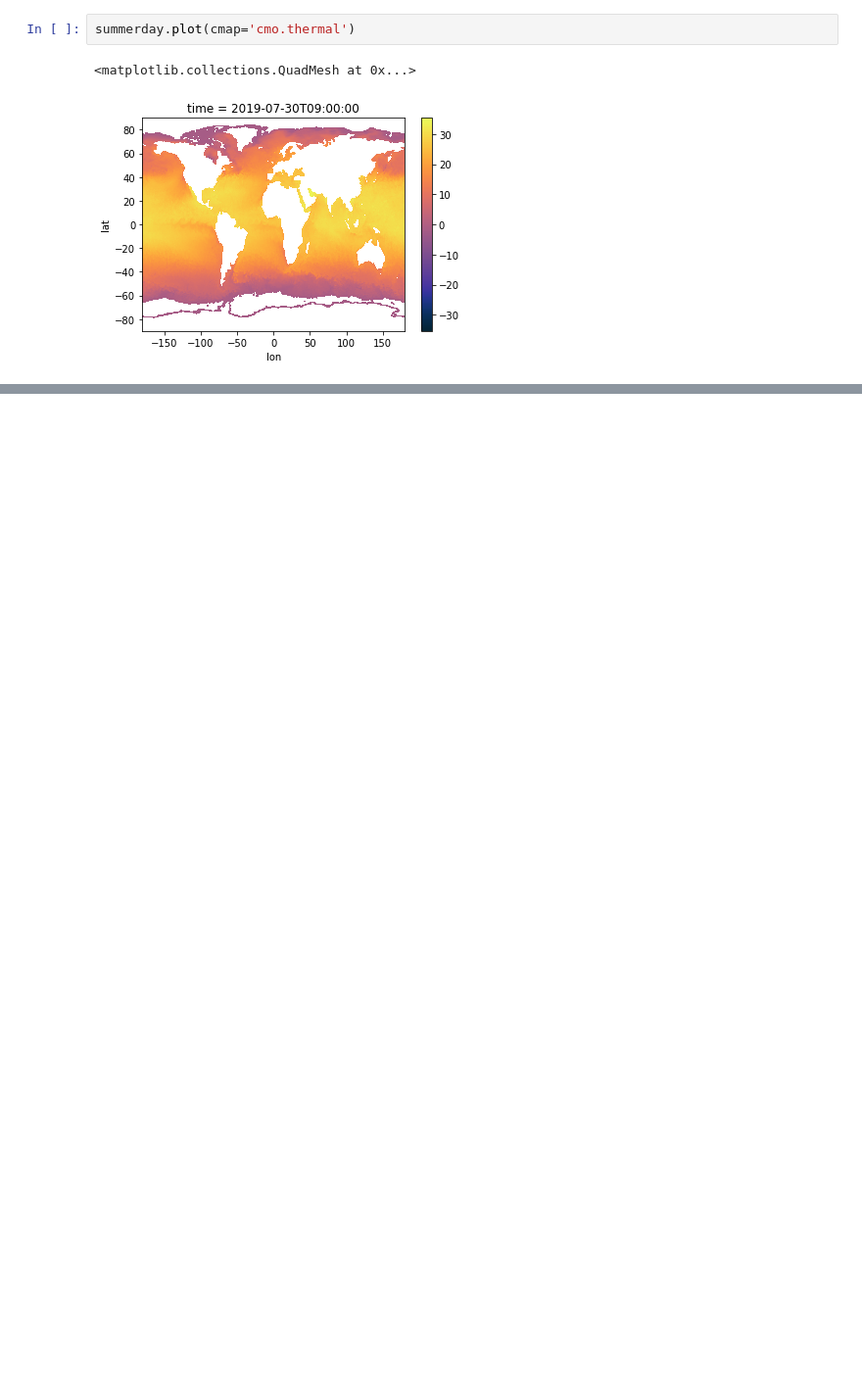
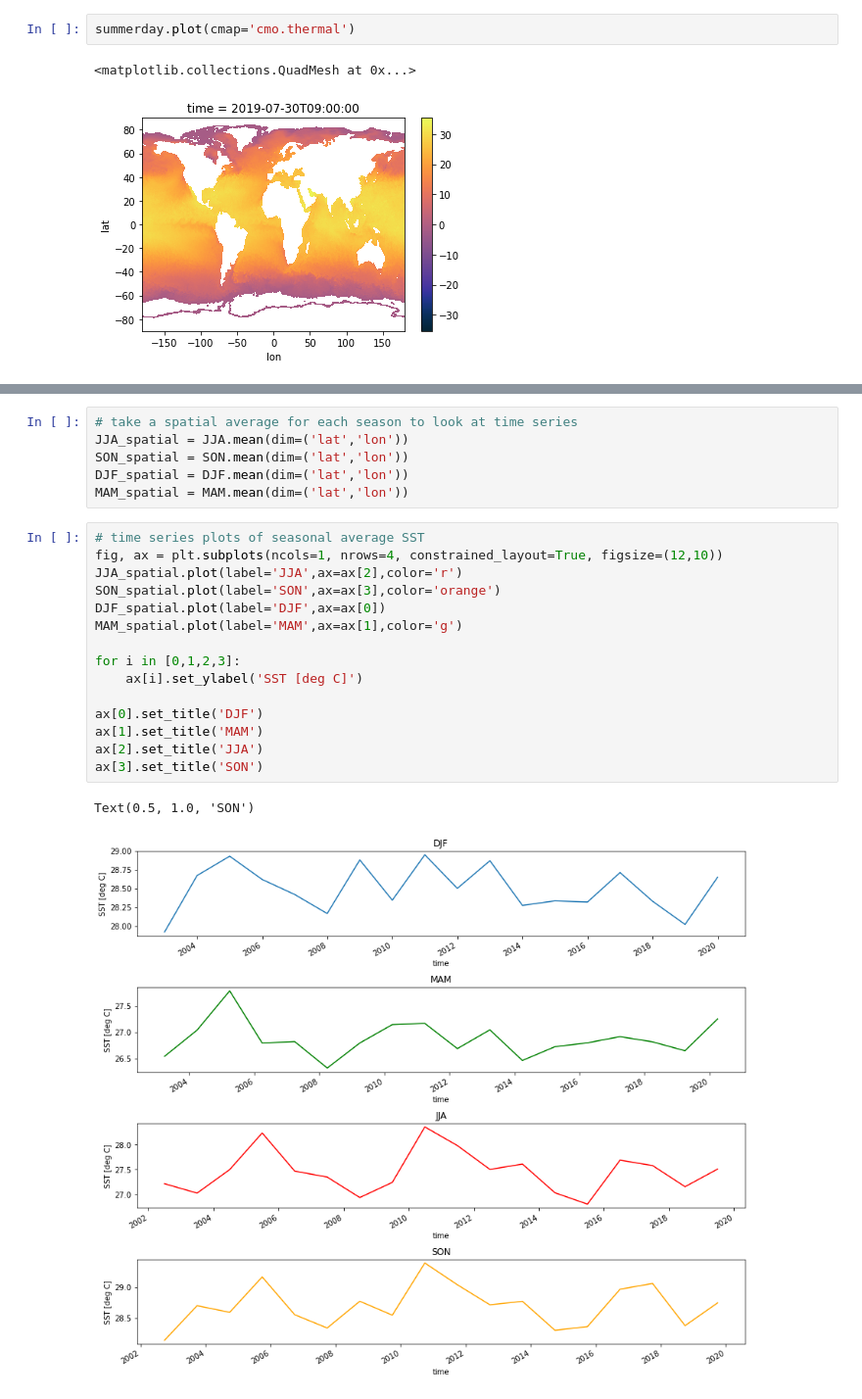
Before and after one commit to MackenzieBlanusa/MARN5895_RC_Final, a Jupyter notebook: MUR_SST_demo.ipynb, the cells around one changed output, grey strips where cells are left out. Shown at 98% size. Saved outputs shown, nothing was run; the diff lists cells and outputs as text; blank space fills up the shorter version.

```diff
--- a/MUR_SST_demo.ipynb
+++ b/MUR_SST_demo.ipynb
@@ -451,0 +445,24 @@ df
+# %%
+# take a spatial average for each season to look at time series
+JJA_spatial = JJA.mean(dim=('lat','lon'))
+SON_spatial = SON.mean(dim=('lat','lon'))
+DJF_spatial = DJF.mean(dim=('lat','lon'))
+MAM_spatial = MAM.mean(dim=('lat','lon'))
+# %%
+# time series plots of seasonal average SST
+fig, ax = plt.subplots(ncols=1, nrows=4, constrained_layout=True, figsize=(12,10))
+JJA_spatial.plot(label='JJA',ax=ax[2],color='r')
+SON_spatial.plot(label='SON',ax=ax[3],color='orange')
+DJF_spatial.plot(label='DJF',ax=ax[0])
+MAM_spatial.plot(label='MAM',ax=ax[1],color='g')
+
+for i in [0,1,2,3]:
+    ax[i].set_ylabel('SST [deg C]')
+
+ax[0].set_title('DJF')
+ax[1].set_title('MAM')
+ax[2].set_title('JJA')
+ax[3].set_title('SON')
+# %% [output]
+Text(0.5, 1.0, 'SON')
+[figure, added]
```
Also changed, not shown: parts of 56 cells of this notebook.
